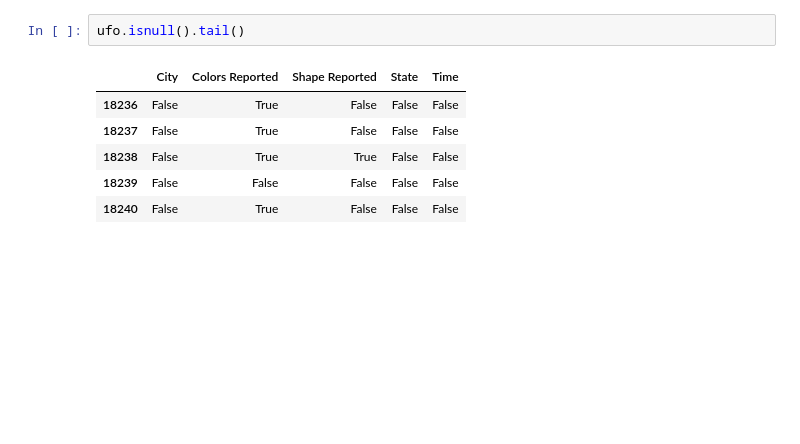
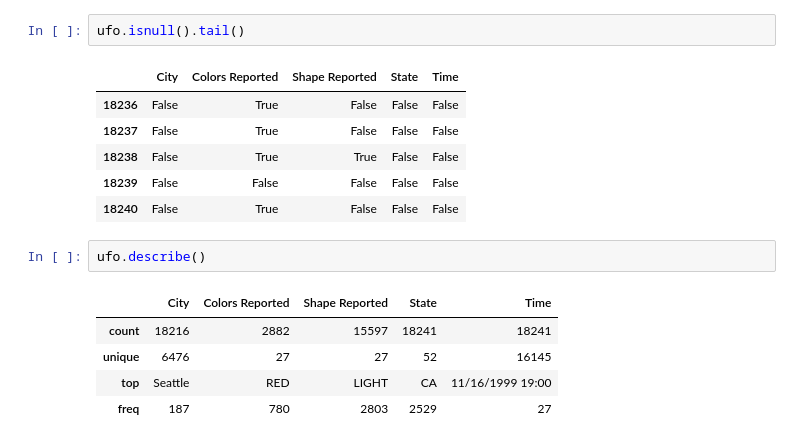
Before and after one commit to diegopmayer/python, a Jupyter notebook: pandas/data-manipulation-pandas.ipynb, the cells around one changed output. Saved outputs shown, nothing was run; the diff lists cells and outputs as text; blank space fills up the shorter version.

```diff
--- a/pandas/data-manipulation-pandas.ipynb
+++ b/pandas/data-manipulation-pandas.ipynb
@@ -643,3 +643,11 @@ ufo.isnull().tail()
 | 18238 | False | True | True | False | False |
 | 18239 | False | False | False | False | False |
 | 18240 | False | True | False | False | False |
+# %%
+ufo.describe()
+# %% [output]
+|  | City | Colors Reported | Shape Reported | State | Time |
+| count | 18216 | 2882 | 15597 | 18241 | 18241 |
+| unique | 6476 | 27 | 27 | 52 | 16145 |
+| top | Seattle | RED | LIGHT | CA | 11/16/1999 19:00 |
+| freq | 187 | 780 | 2803 | 2529 | 27 |
```
Also changed, not shown: parts of 4 cells of this notebook.
